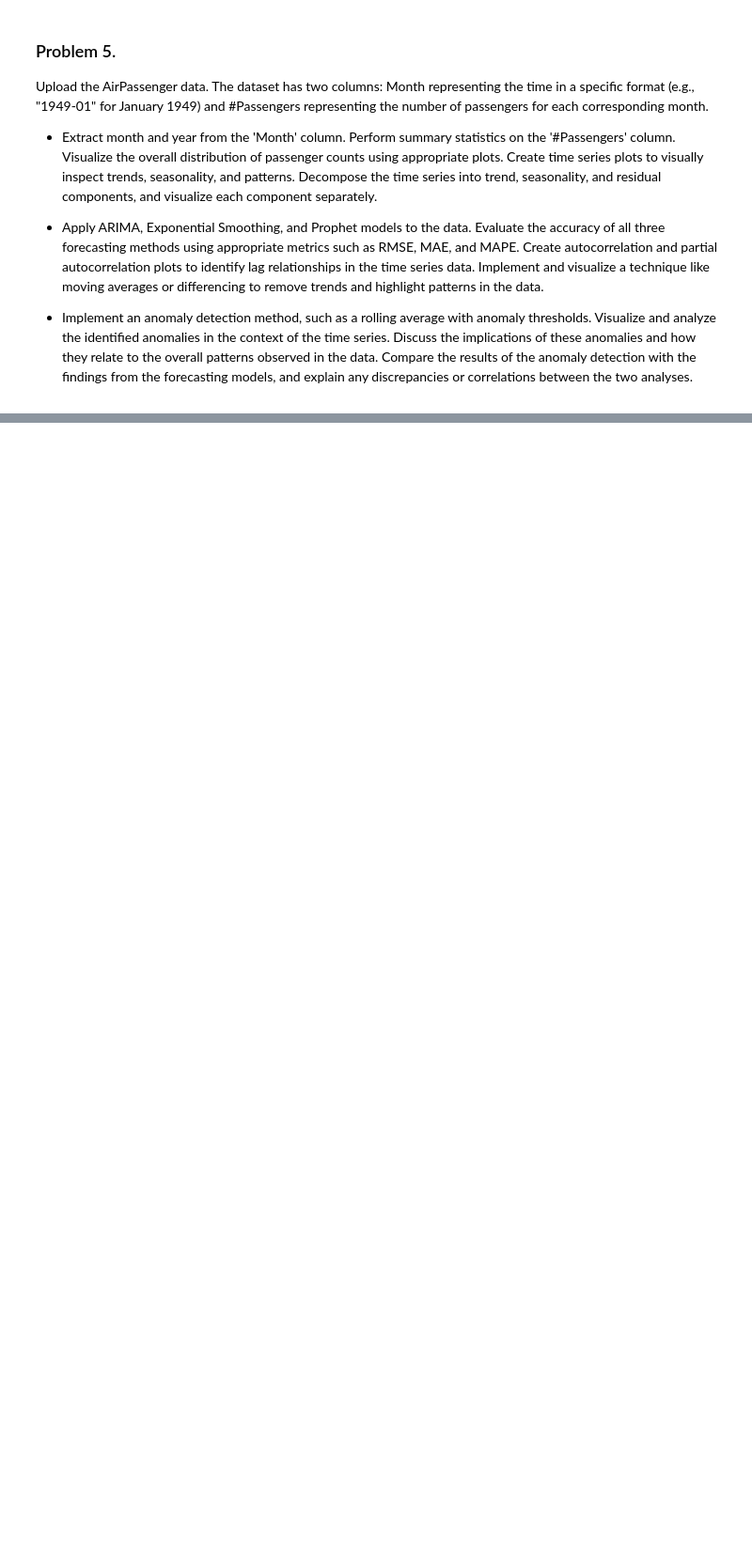
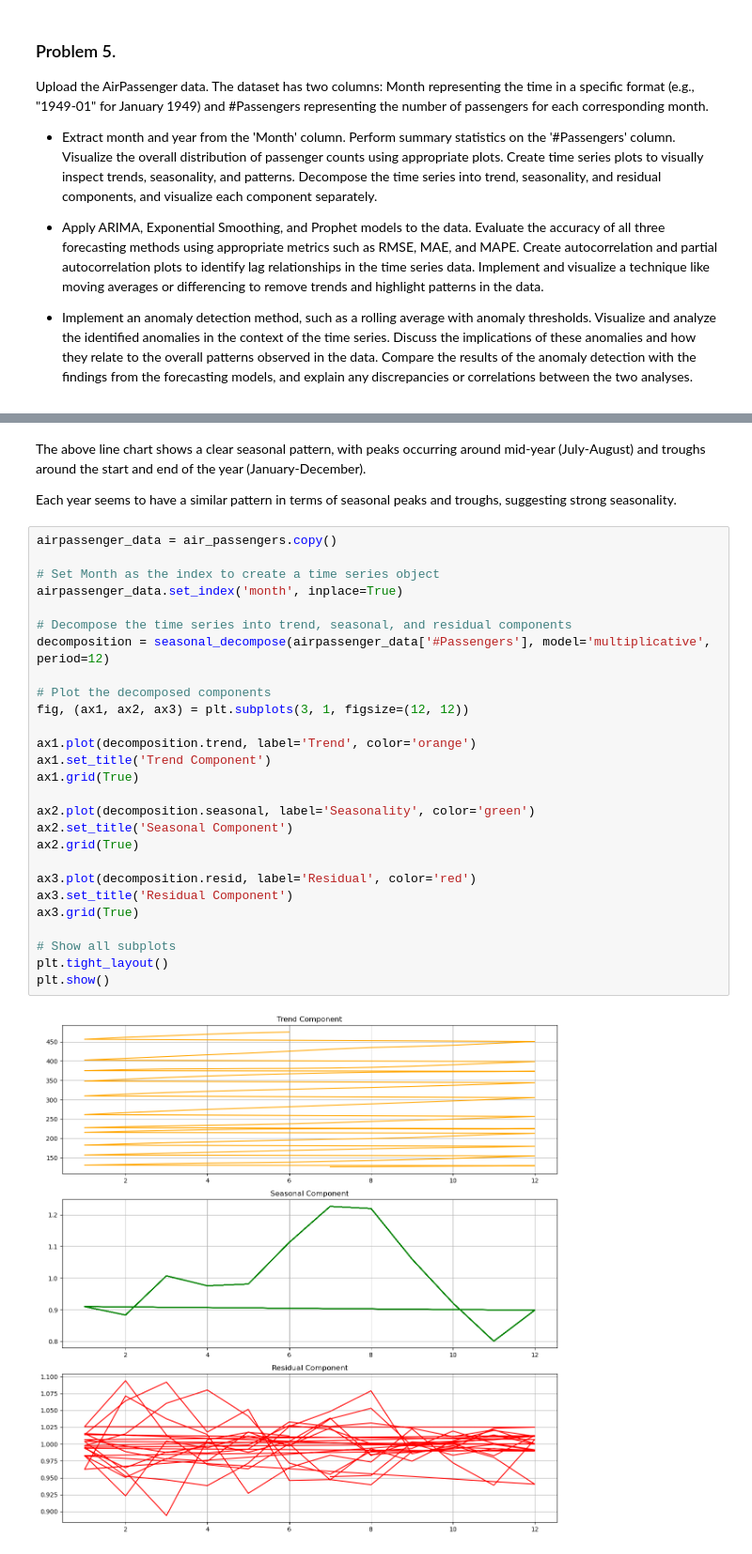
Before and after one commit to gabriel-ferreira-life/546_advanced_business_analytics, a Jupyter notebook: homework/homework_2/HW2_Solutions_2146.ipynb, the cells around one changed output, grey strips where cells are left out. Shown at 94% size. Cells and saved outputs as stored; diff of their text form; blank space fills up the shorter version.

```diff
--- a/homework/homework_2/HW2_Solutions_2146.ipynb
+++ b/homework/homework_2/HW2_Solutions_2146.ipynb
@@ -2468,0 +2598,33 @@ Upload the AirPassenger data. The dataset has two columns: Month representing th
+# %% [markdown]
+The above line chart shows a clear seasonal pattern, with peaks occurring around mid-year (July-August) and troughs around the start and end of the year (January-December).
+
+Each year seems to have a similar pattern in terms of seasonal peaks and troughs, suggesting strong seasonality.
+# %%
+airpassenger_data = air_passengers.copy()
+
+# Set Month as the index to create a time series object
+airpassenger_data.set_index('month', inplace=True)
+
+# Decompose the time series into trend, seasonal, and residual components
+decomposition = seasonal_decompose(airpassenger_data['#Passengers'], model='multiplicative', period=12)
+
+# Plot the decomposed components
+fig, (ax1, ax2, ax3) = plt.subplots(3, 1, figsize=(12, 12))
+
+ax1.plot(decomposition.trend, label='Trend', color='orange')
+ax1.set_title('Trend Component')
+ax1.grid(True)
+
+ax2.plot(decomposition.seasonal, label='Seasonality', color='green')
+ax2.set_title('Seasonal Component')
+ax2.grid(True)
+
+ax3.plot(decomposition.resid, label='Residual', color='red')
+ax3.set_title('Residual Component')
+ax3.grid(True)
+
+# Show all subplots
+plt.tight_layout()
+plt.show()
+# %% [output]
+[figure, added]
```
Also changed, not shown: parts of 50 cells of this notebook, 1 other file.
